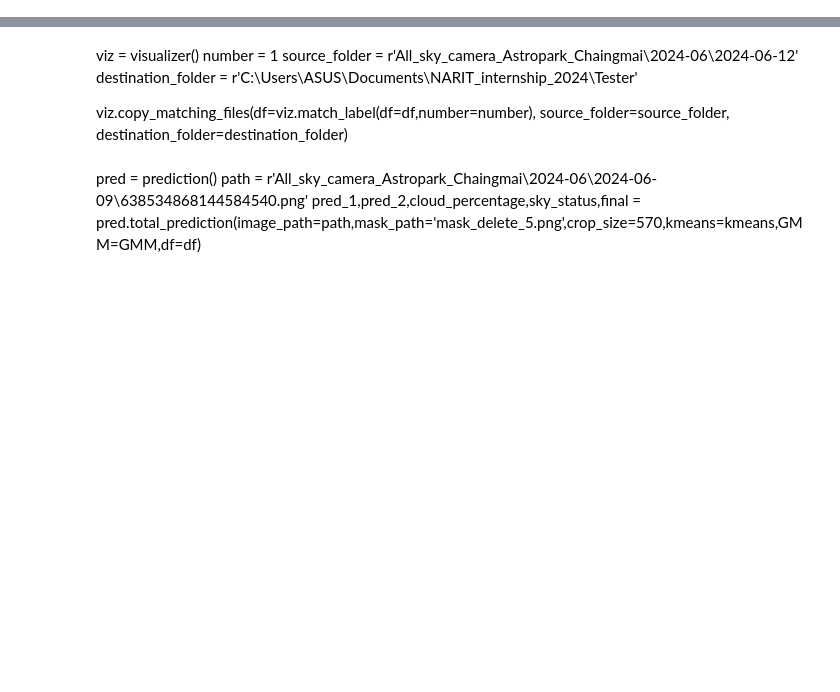
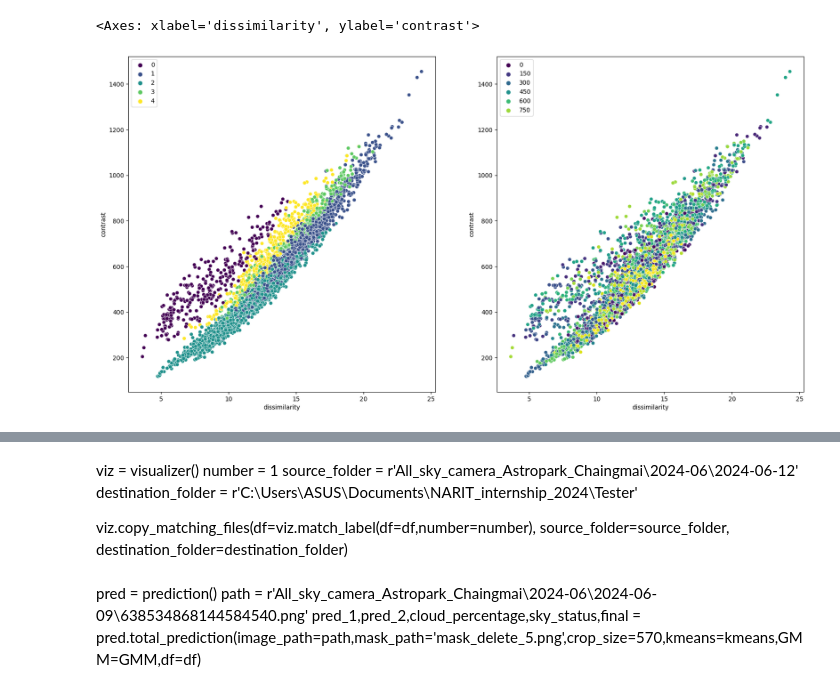
Before and after one commit to PrachayaKMITL/NARIT_internship_2024, a Jupyter notebook: test_data.ipynb, the cells around one changed output, grey strips where cells are left out. Cells and saved outputs as stored; diff of their text form; code cells hidden in the pictures; blank space fills up the shorter version.

Commit message:
Create Python file to build dataset

```diff
--- a/test_data.ipynb
+++ b/test_data.ipynb
@@ -39,7 +30,7 @@ plt.plot(dintb,c='r')
 # %%
 date = []
 for i in df.index.tolist():
-    date.append(timeConvertion.ticks_to_datetime(i,time_zone=7))
+    date.append(timeConvertion().ticks_to_datetime(i,time_zone=7))
 df['Time'] = date
 # %%
 df
@@ -49,7 +54,7 @@ df['Time (decimal)'] = df['Time'].dt.hour+df['Time'].dt.minute/60
 start_date = '2024-01-01'
 end_date = str(df['Time'].tolist()[1])
 location = [18.849417,98.9538]
-days = timeConvertion.time_duration(start_date,end_date,include_end_date=True).days
+days = timeConvertion().time_duration(start_date,end_date,include_end_date=True).days
 
 LSTM = SunPosition.LSTM(time_zone_offset=7)
 EoT = SunPosition.calculate_EoT(day=days)
@@ -60,7 +65,7 @@ sunrise,sunset = SunPosition.DaytimeInfo(latitude=location[0],declination=dec,TC
 # %%
 df = df[(df['Time (decimal)'] > sunrise) & (df['Time (decimal)'] < sunset)]
 # %%
-x = df.drop(columns=['Time (decimal)','Time','intensity','Blue channel'])
+x = df.drop(columns=['Time (decimal)','Time','Red channel','Blue channel'])
 
 dataset = list(x.itertuples(index=False,name=None))
 dataset = np.array(dataset)
@@ -71,11 +79,11 @@ from sklearn.metrics.pairwise import euclidean_distances
 np.random.seed(42)
 
 kmeans = KMeans(n_clusters=5, tol=1e-5, random_state=42, init='random' ,n_init=20, max_iter=500, algorithm='elkan')
-af = AffinityPropagation(damping=0.95, max_iter=500, convergence_iter=20, preference=-50, affinity='euclidean')
+#af = AffinityPropagation(damping=0.95, max_iter=500, convergence_iter=20, preference=-50, affinity='euclidean')
 GMM = GaussianMixture(n_components=5, tol=1e-4, init_params='kmeans',covariance_type='full', max_iter=500, random_state=42, n_init=10)
 labels = GMM.fit_predict(dataset)
 labels_kmean = kmeans.fit_predict(dataset)
-labels_af = af.fit_predict(dataset)
+#labels_af = af.fit_predict(dataset)
 # %%
 df.loc[:, 'Label_GMM'] = labels
 df.loc[:, 'Label_Kmean'] = labels_kmean
@@ -83,9 +102,12 @@ df.loc[:, 'Label_Kmean'] = labels_kmean
 # %%
 plt.figure(figsize=(20,10))
 plt.subplot(1,2,1)
-sns.scatterplot(data=df,x=df['correlation'],y=df['contrast'],hue=labels,palette='viridis')
+sns.scatterplot(data=df,x=df['dissimilarity'],y=df['contrast'],hue=labels,palette='viridis')
 plt.subplot(1,2,2)
-sns.scatterplot(data=df,x=df['correlation'],y=df['contrast'],hue=labels_af,palette='viridis')
+sns.scatterplot(data=df,x=df['dissimilarity'],y=df['contrast'],hue=labels_af,palette='viridis')
+# %% [output]
+<Axes: xlabel='dissimilarity', ylabel='contrast'>
+[figure, added]
 # %%
 silhouette_avg = silhouette_score(dataset, labels_kmean)
 print(f"Silhouette Score: {silhouette_avg}")
```
Also changed, not shown: parts of 15 cells of this notebook, 6 other files.
